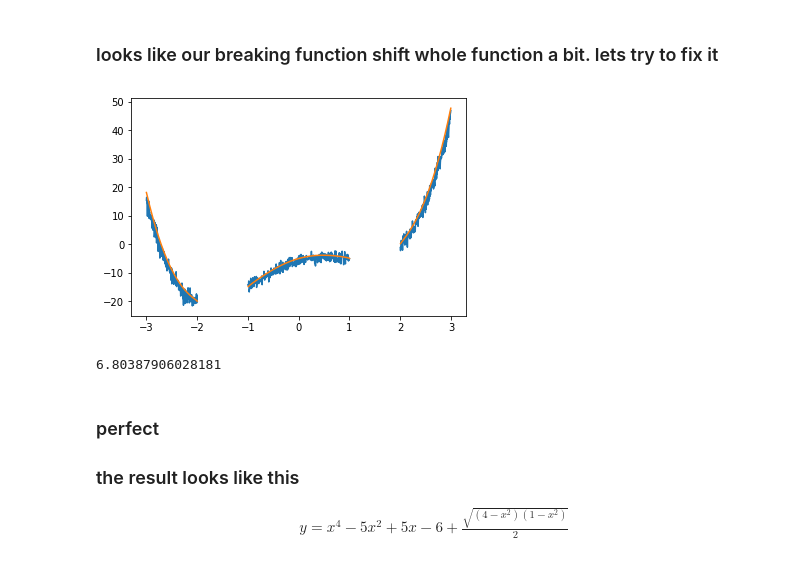
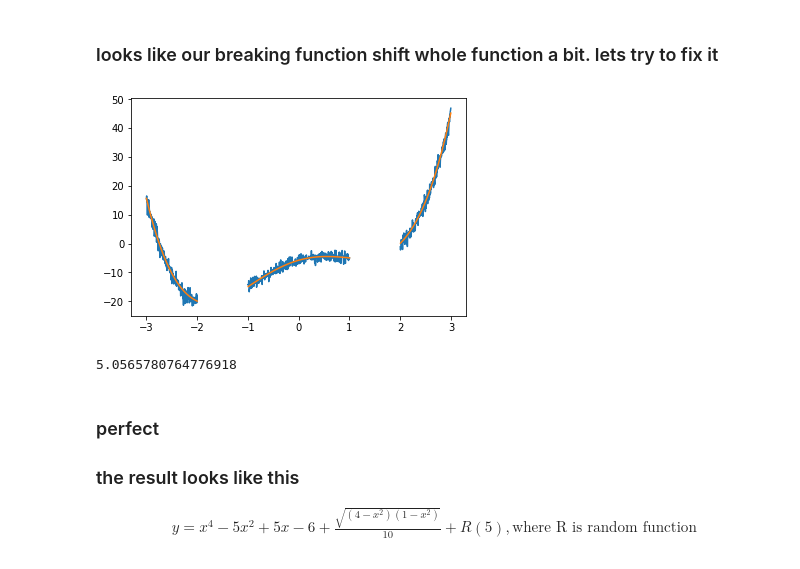
Before and after one commit to eabdullin/mlkiwi, a Jupyter notebook: mlkiwi.ipynb, the cells around one changed output. Cells and saved outputs as stored; diff of their text form; code cells hidden in the pictures.

```diff
--- a/mlkiwi.ipynb
+++ b/mlkiwi.ipynb
@@ -163,22 +163,22 @@ plt.plot(x, y, '-', x, yf, '-')
 # %% [markdown]
 ### looks like our breaking function shift whole function a bit. lets try to fix it
 # %%
-yf = f(x) + f_br(x)*0.5 # devide break function by half
+yf = f(x) + f_br(x)*0.1 # devide break function
 plt.plot(x, y, '-', x, yf, '-')
 idx = np.isfinite(y) & np.isfinite(yf)
 random_vary = np.amax(yf[idx] - y[idx])
 # %% [output]
-[figure, old version]
+[figure, new version]
 # %%
 random_vary
 # %% [output]
-6.80387906028181
+5.0565780764776918
 # %% [markdown]
 ### perfect
 
 ### the result looks like this
 $$
 \begin{align}
-y = x^4 - 5x^2 + 5x- 6 + \frac{\sqrt{(4-x^2)(1-x^2)}}{2}
+y = x^4 - 5x^2 + 5x- 6 + \frac{\sqrt{(4-x^2)(1-x^2)}}{10} + R(5), \text{where R is random function}
 \end{align}
 $$
```
